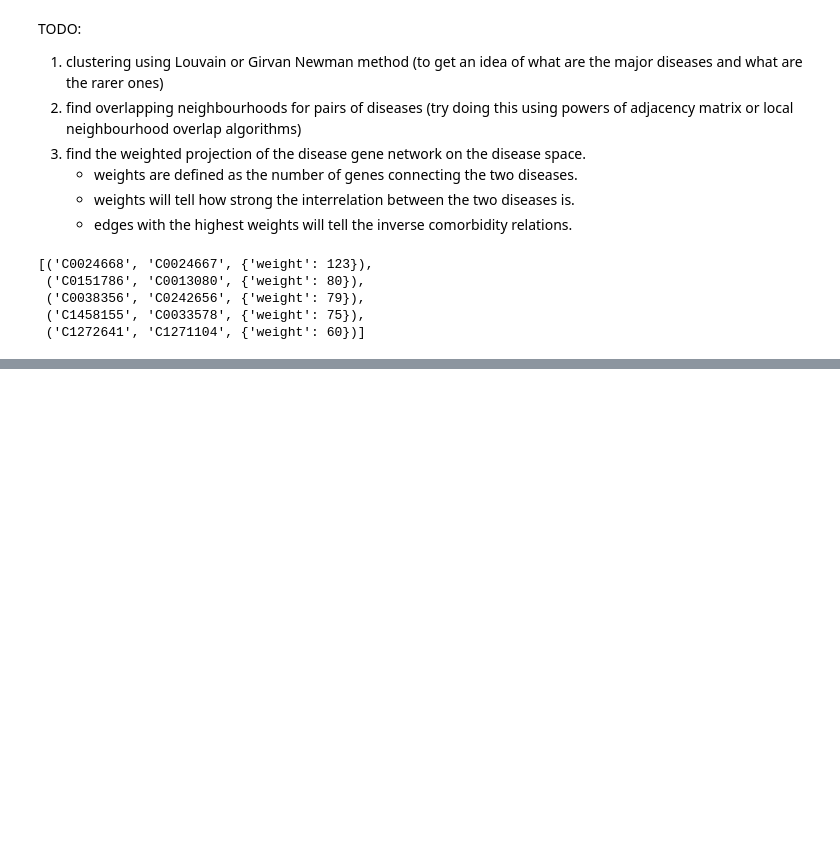
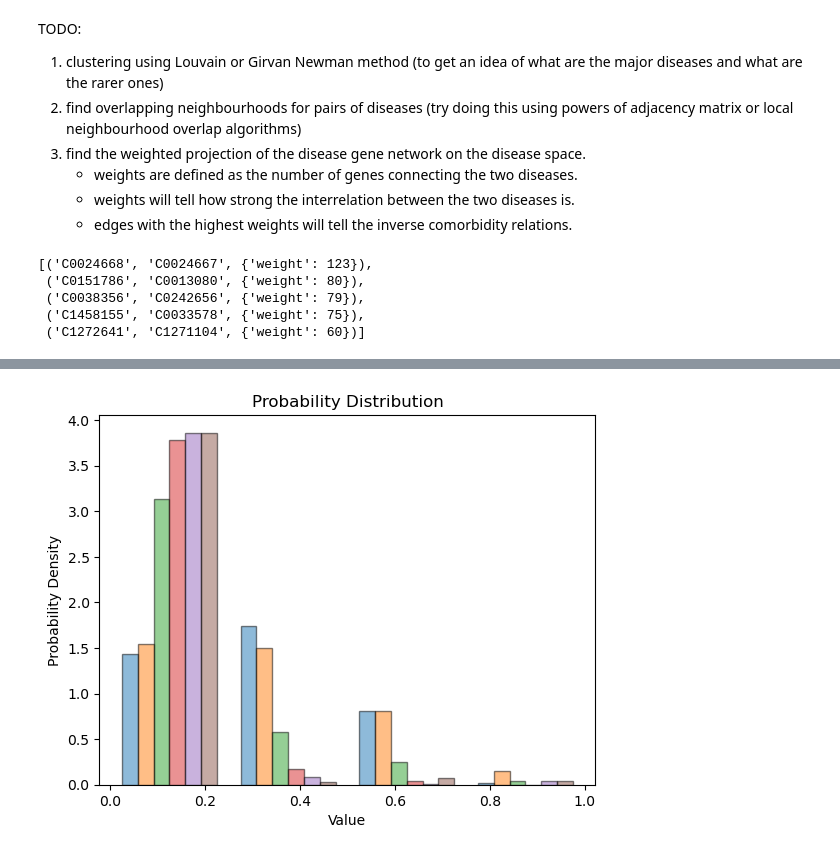
Before and after one commit to aadit-mahajan/GetTheseDiseases, a Jupyter notebook: DG_clustering.ipynb, the cells around one changed output, grey strips where cells are left out. Cells and saved outputs as stored; diff of their text form; code cells hidden in the pictures; blank space fills up the shorter version.

```diff
--- a/DG_clustering.ipynb
+++ b/DG_clustering.ipynb
@@ -192,0 +247,21 @@ sorted_data.loc[sorted_data['Disease1'] == 'C0030567']
+# %%
+# calculating the vertex strength of the nodes in the graph
+
+adj_sparse = (nx.adjacency_matrix(disease_projection))          # sending sparse
+#print(adj_sparse.get_shape())
+from sknetwork.clustering import Louvain
+louvain = Louvain()
+
+labels = louvain.fit_predict(adj_sparse)
+print(labels)
+#print(len(labels))
+
+#output has serial number of node as clusters
+clusters = [[] for _ in range(len(set(labels)))]
+for index, value in enumerate(labels):
+    clusters[value].append(index)
+for i, sublist in enumerate(clusters):
+    print(f"Cluster {i}\n{sublist}\n")
+
+proba = louvain.predict_proba()
+#print(proba)
@@ -192,0 +286,13 @@ sorted_data.loc[sorted_data['Disease1'] == 'C0030567']
+# %%
+import matplotlib.pyplot as plt
+plt.hist(proba, bins = 4, density=True, alpha=0.5,  edgecolor='black')
+
+# Add labels and title
+plt.xlabel('Value')
+plt.ylabel('Probability Density')
+plt.title('Probability Distribution')
+
+# Show plot
+plt.show()
+# %% [output]
+[figure, added]
```
Also changed, not shown: parts of 17 cells of this notebook.
